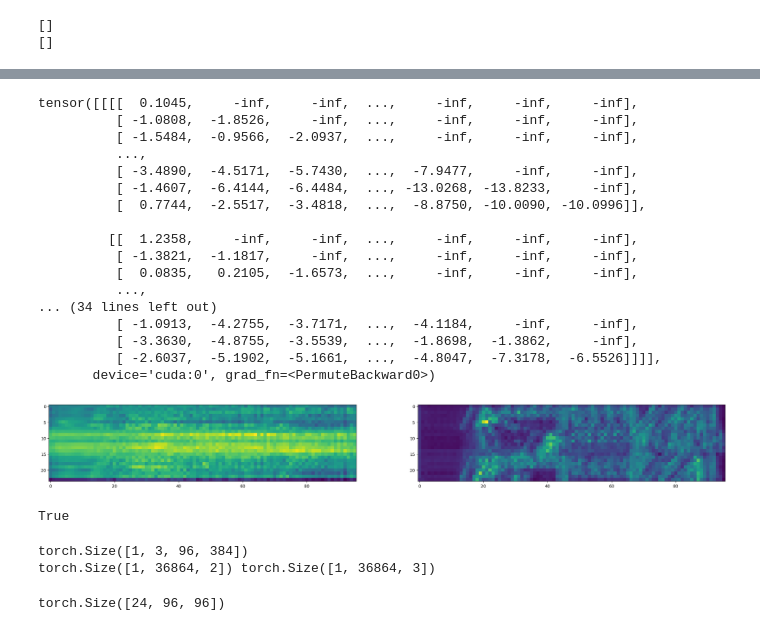
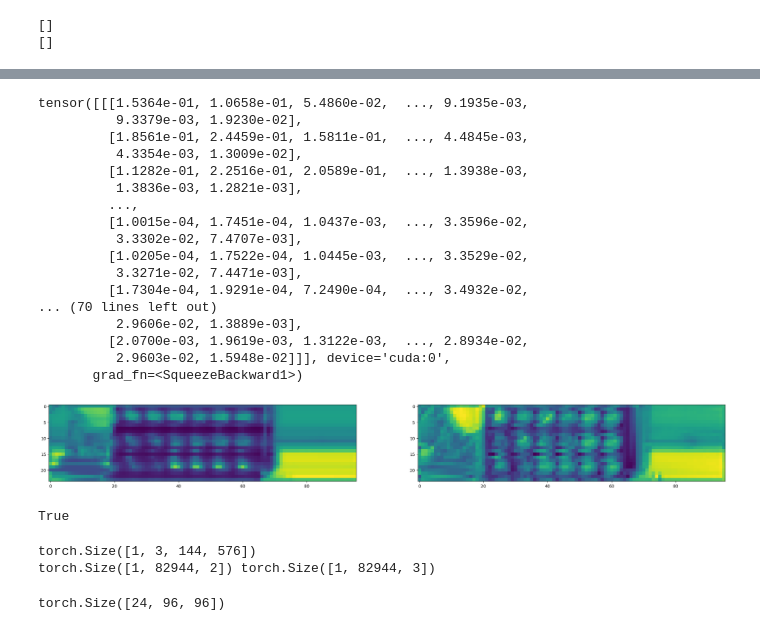
Before and after one commit to liu-yii/StereoSRTransformer, a Jupyter notebook: feat_vis.ipynb, the cells around one changed output, grey strips where cells are left out. Saved outputs shown, nothing was run; the diff lists cells and outputs as text; code cells hidden in the pictures.

```diff
--- a/feat_vis.ipynb
+++ b/feat_vis.ipynb
@@ -160,5 +226,9 @@ tensor([[[0.4739],
 # %%
-feat_left, feat_right, M_right_to_left, M_left_to_right, raw_attn = out
+feat_left, feat_right, attn_weight = out
+M_right_to_left, M_left_to_right = attn_weight
+M_left_to_right = torch.softmax(M_left_to_right, dim=-1)
+M_right_to_left = torch.softmax(M_right_to_left, dim=-1)
+# raw_attn = M_right_to_left
 # feat, cost = out
 # print(feat.shape)
 # feat_left, feat_right = torch.chunk(feat, 2, dim=0)
@@ -167,7 +237,7 @@ feat_left, feat_right, M_right_to_left, M_left_to_right, raw_attn = out
 # M_left_to_right, M_right_to_left = cost
 # M_left_to_right = torch.softmax(M_left_to_right, dim=-1)
 # M_right_to_left = torch.softmax(M_right_to_left, dim=-1)
-print(M_left_to_right)
+# print(M_left_to_right)
 # M_left_to_right = M_left_to_right.clamp_(0)
 # M_right_to_left = M_right_to_left.clamp_(0)
 b,_,h,w = feat_left.shape
@@ -227,23 +280,23 @@ tensor([[[0.0079, 0.0079, 0.0084,  ..., 0.0083, 0.0176, 0.0090],
 # %%
-print(raw_attn)
+print(M_right_to_left)
 # %% [output]
-tensor([[[[  0.1045,     -inf,     -inf,  ...,     -inf,     -inf,     -inf],
-          [ -1.0808,  -1.8526,     -inf,  ...,     -inf,     -inf,     -inf],
-          [ -1.5484,  -0.9566,  -2.0937,  ...,     -inf,     -inf,     -inf],
-          ...,
-          [ -3.4890,  -4.5171,  -5.7430,  ...,  -7.9477,     -inf,     -inf],
-          [ -1.4607,  -6.4144,  -6.4484,  ..., -13.0268, -13.8233,     -inf],
-          [  0.7744,  -2.5517,  -3.4818,  ...,  -8.8750, -10.0090, -10.0996]],
-
-         [[  1.2358,     -inf,     -inf,  ...,     -inf,     -inf,     -inf],
-          [ -1.3821,  -1.1817,     -inf,  ...,     -inf,     -inf,     -inf],
-          [  0.0835,   0.2105,  -1.6573,  ...,     -inf,     -inf,     -inf],
-          ...,
-... (34 lines left out)
-          [ -1.0913,  -4.2755,  -3.7171,  ...,  -4.1184,     -inf,     -inf],
-          [ -3.3630,  -4.8755,  -3.5539,  ...,  -1.8698,  -1.3862,     -inf],
-          [ -2.6037,  -5.1902,  -5.1661,  ...,  -4.8047,  -7.3178,  -6.5526]]]],
-       device='cuda:0', grad_fn=<PermuteBackward0>)
+tensor([[[1.5364e-01, 1.0658e-01, 5.4860e-02,  ..., 9.1935e-03,
+          9.3379e-03, 1.9230e-02],
+         [1.8561e-01, 2.4459e-01, 1.5811e-01,  ..., 4.4845e-03,
+          4.3354e-03, 1.3009e-02],
+         [1.1282e-01, 2.2516e-01, 2.0589e-01,  ..., 1.3938e-03,
+          1.3836e-03, 1.2821e-03],
+         ...,
+         [1.0015e-04, 1.7451e-04, 1.0437e-03,  ..., 3.3596e-02,
+          3.3302e-02, 7.4707e-03],
+         [1.0205e-04, 1.7522e-04, 1.0445e-03,  ..., 3.3529e-02,
+          3.3271e-02, 7.4471e-03],
+         [1.7304e-04, 1.9291e-04, 7.2490e-04,  ..., 3.4932e-02,
+... (70 lines left out)
+          2.9606e-02, 1.3889e-03],
+         [2.0700e-03, 1.9619e-03, 1.3122e-03,  ..., 2.8934e-02,
+          2.9603e-02, 1.5948e-02]]], device='cuda:0',
+       grad_fn=<SqueezeBackward1>)
 # %%
 import torch
 import torch.nn as nn
@@ -295,29 +348,29 @@ def gen_raw_disp(attn_weight, pos_shift, occ_mask = None):
 # %%
 feat_leftW = torch.matmul(M_right_to_left, feat_right.permute(1,2,0)).permute(2,0,1)
 feat_rightW = torch.matmul(M_left_to_right, feat_left.permute(1,2,0)).permute(2,0,1)
 
-gray_scale = torch.sum(feat_rightW,0)
+gray_scale = torch.sum(feat_leftW,0)
 gray_scale = gray_scale / feat_left.shape[0]  # torch.Size([64, 112, 112]) —> torch.Size([112, 112])   从彩色图片变为黑白图片  压缩64个颜色通道维度，否则feature map太多张
 gray_scale = gray_scale.data.cpu().numpy()
 
-gray_scale2 = torch.sum(feat_right,0)
+gray_scale2 = torch.sum(feat_left,0)
 gray_scale2 = gray_scale2 / feat_left.shape[0]  # torch.Size([64, 112, 112]) —> torch.Size([112, 112])   从彩色图片变为黑白图片  压缩64个颜色通道维度，否则feature map太多张
 gray_scale2 = gray_scale2.data.cpu().numpy()
 gray_scale = gray_scale
 
 fig = plt.figure(1, figsize=(30, 50))
 plt.subplot(1,2,1)
 img_plot = plt.imshow(gray_scale)
 fig2 = plt.figure(1, figsize=(30, 50))
 plt.subplot(1,2,2)
 img_plot2 = plt.imshow(gray_scale2)
 # fig3 = plt.figure(1, figsize=(30, 50))
 # plt.subplot(1,3,3)
 # img_plot2 = plt.imshow(feat_right_pca)
 # cv2.imwrite('heat_map.jpg', blended_img)  # 将图像保存到硬盘
 plt.savefig('vis/features_rightW&right.jpg', bbox_inches='tight')  # 若不加bbox_inches='tight'，保存的图片可能不完整
 # %% [output]
-[figure, old version]
+[figure, new version]
 # %%
 # 计算heatmap
 # heatmap = out.detach().cpu().numpy()
@@ -365,12 +418,12 @@ from torchvision import transforms
 
 
 # 加载左图像和视差图
-left_img = transforms.ToTensor()(cv2.imread('vis\heat_map_left.jpg')).unsqueeze(0)
-right_img = transforms.ToTensor()(cv2.imread('vis\heat_map_right.jpg')).unsqueeze(0)
+left_img = transforms.ToTensor()(cv2.imread('vis/heat_map_left.jpg')).unsqueeze(0)
+right_img = transforms.ToTensor()(cv2.imread('vis/heat_map_right.jpg')).unsqueeze(0)
 print(left_img.shape)
 _,c,h,w = left_img.shape
-hr_coord, hrl_rgb = to_pixel_samples(left_img.contiguous())
-_, hrr_rgb = to_pixel_samples(right_img.contiguous())
+hr_coord, hrl_rgb = to_pixel_samples(left_img.squeeze(0).contiguous())
+_, hrr_rgb = to_pixel_samples(right_img.squeeze(0).contiguous())
 sample_lst = np.random.choice(
                 len(hr_coord), 2304, replace=False)
 hr_coord = hr_coord.unsqueeze(0)
@@ -378,8 +431,8 @@ hrl_rgb = hrl_rgb.unsqueeze(0)
 hrr_rgb = hrr_rgb.unsqueeze(0)
 print(hr_coord.shape, hrl_rgb.shape)
 # %% [output]
-torch.Size([1, 3, 96, 384])
-torch.Size([1, 36864, 2]) torch.Size([1, 36864, 3])
+torch.Size([1, 3, 144, 576])
+torch.Size([1, 82944, 2]) torch.Size([1, 82944, 3])
 # %%
 print(M_left_to_right.shape)
 # %% [output]
```
Also changed, not shown: parts of 11 cells of this notebook, 32 other files.
